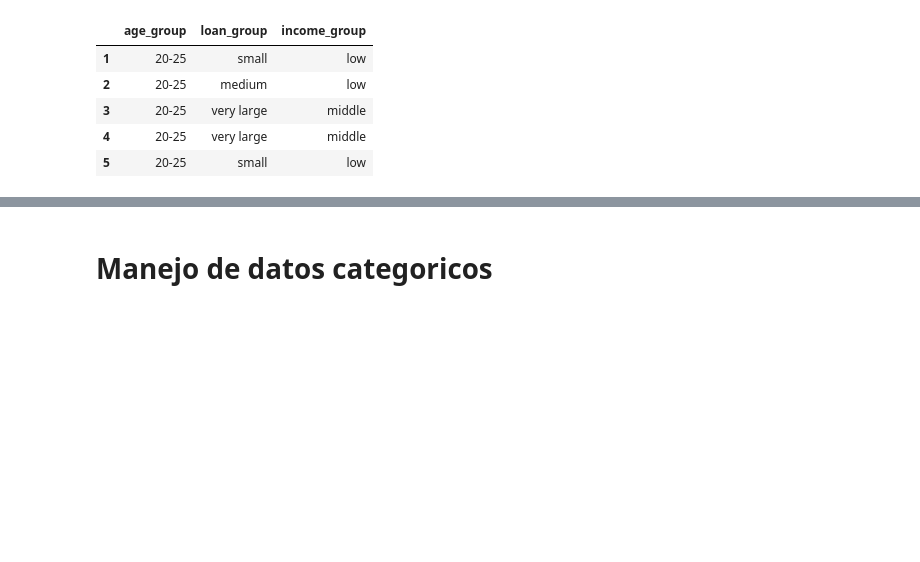
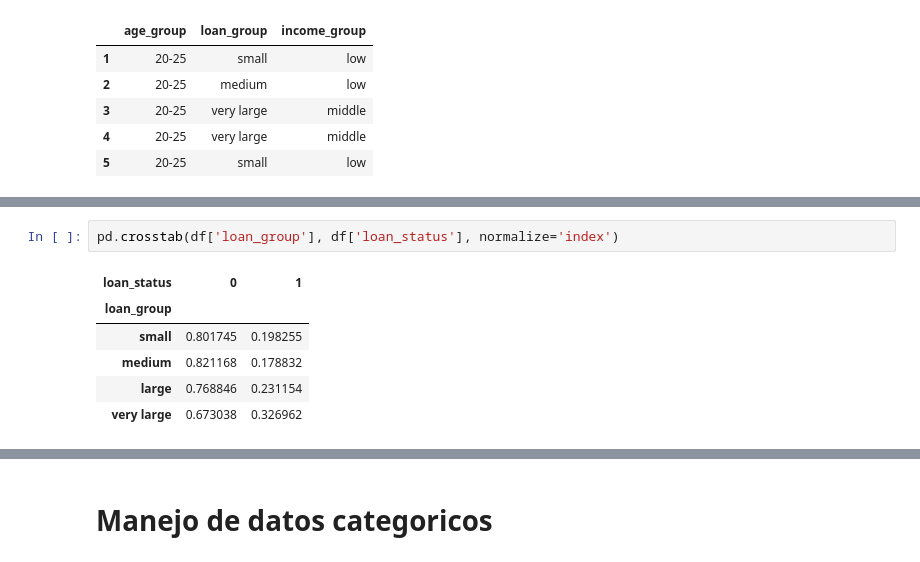
Before and after one commit to dgilrua/proyecto1-analitica, a Jupyter notebook: main.ipynb, the cells around one changed output, grey strips where cells are left out. Saved outputs shown, nothing was run; the diff lists cells and outputs as text; blank space fills up the shorter version.

```diff
--- a/main.ipynb
+++ b/main.ipynb
@@ -299,0 +346,9 @@ df[['age_group','loan_group','income_group']].head()
+# %%
+pd.crosstab(df['loan_group'], df['loan_status'], normalize='index')
+# %% [output]
+| loan_status | 0 | 1 |
+| loan_group |  |  |
+| small | 0.801745 | 0.198255 |
+| medium | 0.821168 | 0.178832 |
+| large | 0.768846 | 0.231154 |
+| very large | 0.673038 | 0.326962 |
```
Also changed, not shown: parts of 21 cells of this notebook.
